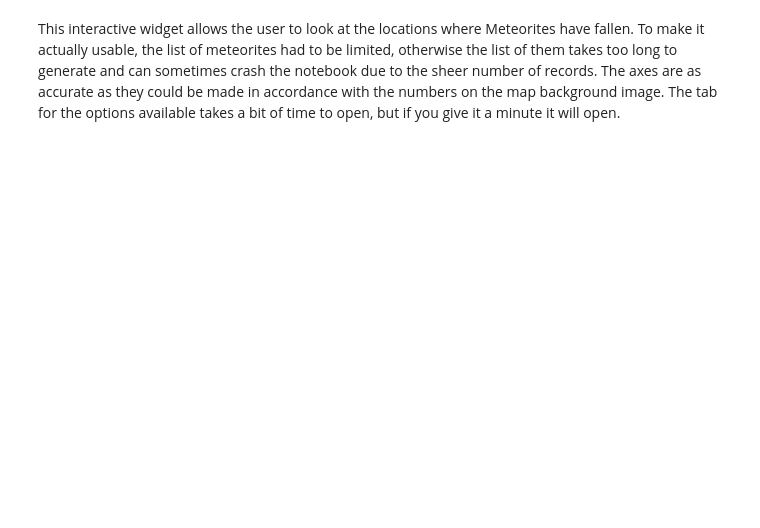
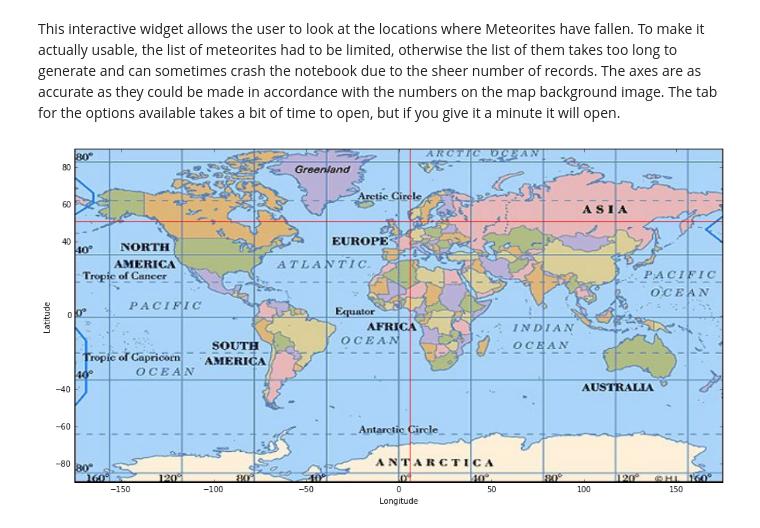
Before and after one commit to Essymay/CS2006p3, a Jupyter notebook: NASAData.ipynb, the cells around one changed output. Saved outputs shown, nothing was run; the diff lists cells and outputs as text; code cells hidden in the pictures; blank space fills up the shorter version.

```diff
--- a/NASAData.ipynb
+++ b/NASAData.ipynb
@@ -170,29 +282,33 @@ This interactive widget allows the user to look at the locations where Meteorite
 # %%
 #the image used as the background
 img = imread("world-latitudes.jpg")
 name = list(refinedNASA.name.unique())
 #limits the list to every 5th element, this can be changed to the full list, but it takes a while to collect all the data
 names = name[::5]
 #the function to make it interactive
 def update(Meteorite = names):
     fig = plt.figure(figsize=(15,12))
     ax = fig.add_subplot(1, 1, 1)
     #gets the data for the Meteorite the user has selected
     data = refinedNASA[(((refinedNASA['name'] == Meteorite)))]
     #gets the 'GeoLocation' for the record
     geo = data.GeoLocation.iloc[0]
     numbers = geo.split("(")
     numbers = numbers[1].split(")")
     numbers = numbers[0].split(", ")
     #separates the two values fromt he data and stores them ready to be used
     latitude = numbers[0]
     longitude = numbers[1]
     #sets the values for the y axis to be as close to the onces on the background image
     ax.set_yticks([-80,-60, -40, 0, 40,60, 80])
     ax.imshow(img, extent=[(-175),175,(-90),90])
     #drawing the two lines for the lat value and long value
+    ax.set_xlabel("Longitude")
+    ax.set_ylabel("Latitude")
     ax.axhline(y=(float(latitude)), color='red')
     ax.axvline(x=(float(longitude)), color='red')
     fig.canvas.draw()
 
 interact(update);
+# %% [output]
+[figure, added]
```
Also changed, not shown: parts of 11 cells of this notebook, 7 other files.
